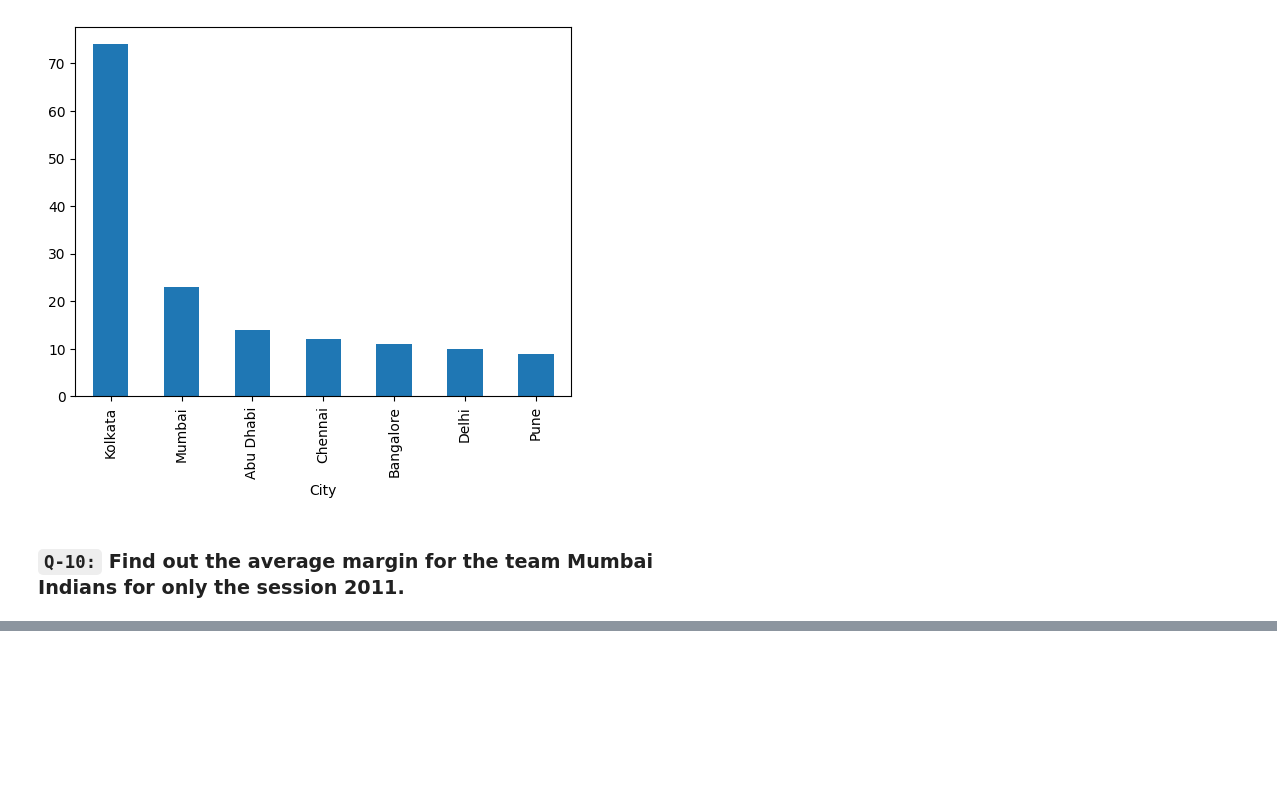
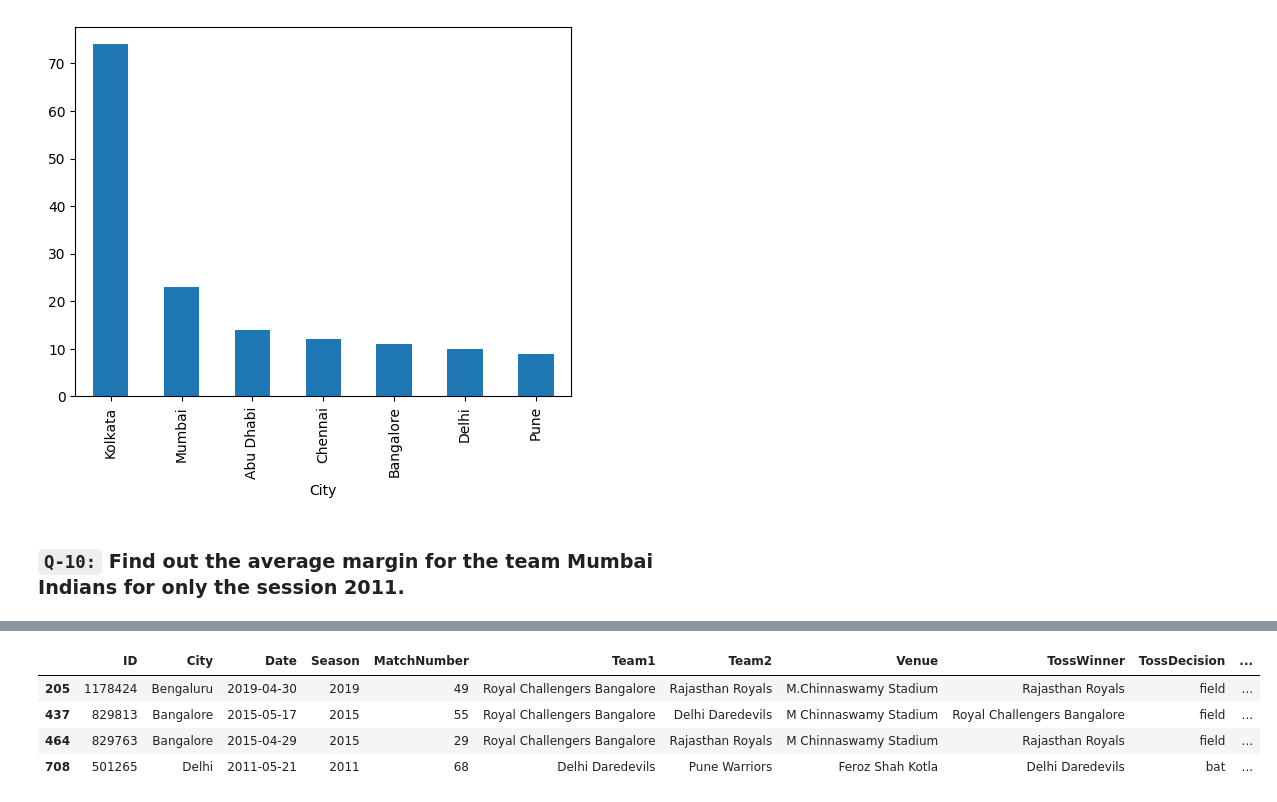
Before and after one commit to rishabhk1501/Data-Analytics-Tasks, a Jupyter notebook: session_17_tasks_soln.ipynb, the cells around one changed output, grey strips where cells are left out. Cells and saved outputs as stored; diff of their text form; code cells hidden in the pictures; blank space fills up the shorter version.

```diff
--- a/session_17_tasks_soln.ipynb
+++ b/session_17_tasks_soln.ipynb
@@ -578,0 +613,8 @@ df['City'].value_counts().sort_values(ascending=False).head(7).plot(kind='bar')
+# %%
+ipl[ipl['WonBy'] == 'NoResults']
+# %% [output]
+|  | ID | City | Date | Season | MatchNumber | Team1 | Team2 | Venue | TossWinner | TossDecision | ... |
+| 205 | 1178424 | Bengaluru | 2019-04-30 | 2019 | 49 | Royal Challengers Bangalore | Rajasthan Royals | M.Chinnaswamy Stadium | Rajasthan Royals | field | ... |
+| 437 | 829813 | Bangalore | 2015-05-17 | 2015 | 55 | Royal Challengers Bangalore | Delhi Daredevils | M Chinnaswamy Stadium | Royal Challengers Bangalore | field | ... |
+| 464 | 829763 | Bangalore | 2015-04-29 | 2015 | 29 | Royal Challengers Bangalore | Rajasthan Royals | M Chinnaswamy Stadium | Rajasthan Royals | field | ... |
+| 708 | 501265 | Delhi | 2011-05-21 | 2011 | 68 | Delhi Daredevils | Pune Warriors | Feroz Shah Kotla | Delhi Daredevils | bat | ... |
```
Also changed, not shown: parts of 9 cells of this notebook.
